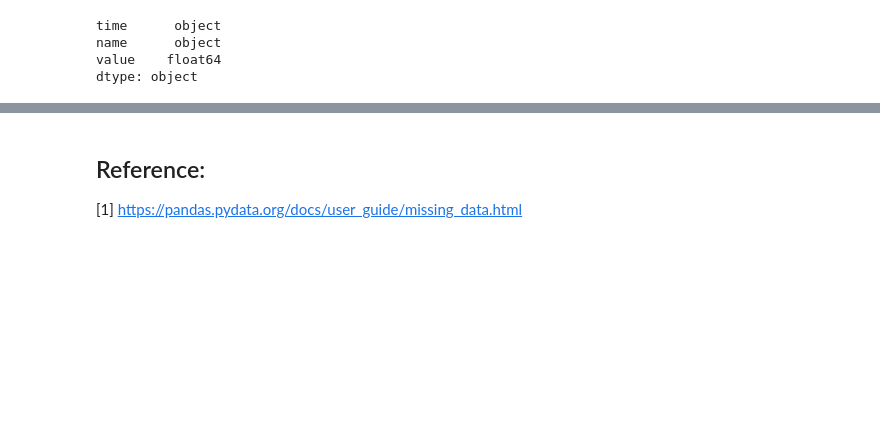
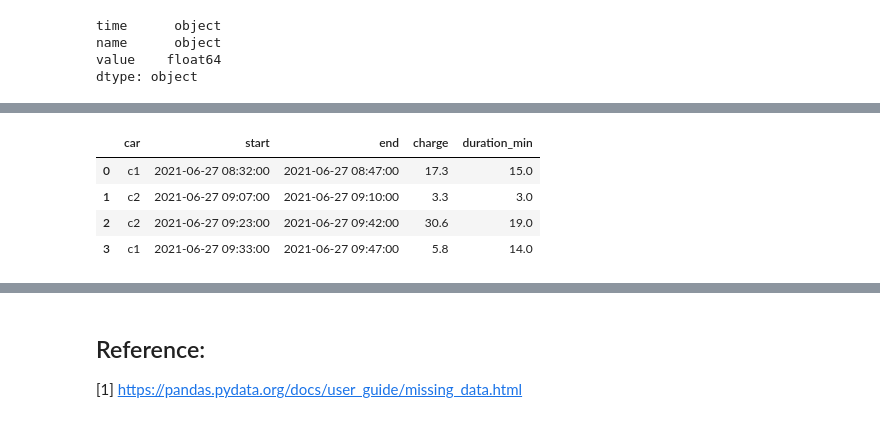
Before and after one commit to samira-shy/Python, a Jupyter notebook: Data Cleaning/datacleaning.ipynb, the cells around one changed output, grey strips where cells are left out. Drawn from its saved outputs; the diff is of its cells as text; code cells hidden in the pictures; blank space fills up the shorter version.

Commit message:
data cleaning
Data Pipeline (ETL)

```diff
--- a/Data Cleaning/datacleaning.ipynb
+++ b/Data Cleaning/datacleaning.ipynb
@@ -592,0 +689,11 @@ df.to_parquet(out_file, schema=schema)
+# %%
+# Data Cleaning
+df = df[(df['charge'] > 0) & (df['duration_min'] > 0)]
+# %%
+df
+# %% [output]
+|  | car | start | end | charge | duration_min |
+| 0 | c1 | 2021-06-27 08:32:00 | 2021-06-27 08:47:00 | 17.3 | 15.0 |
+| 1 | c2 | 2021-06-27 09:07:00 | 2021-06-27 09:10:00 | 3.3 | 3.0 |
+| 2 | c2 | 2021-06-27 09:23:00 | 2021-06-27 09:42:00 | 30.6 | 19.0 |
+| 3 | c1 | 2021-06-27 09:33:00 | 2021-06-27 09:47:00 | 5.8 | 14.0 |
```
Also changed, not shown: parts of 9 cells of this notebook, 21 other files.
